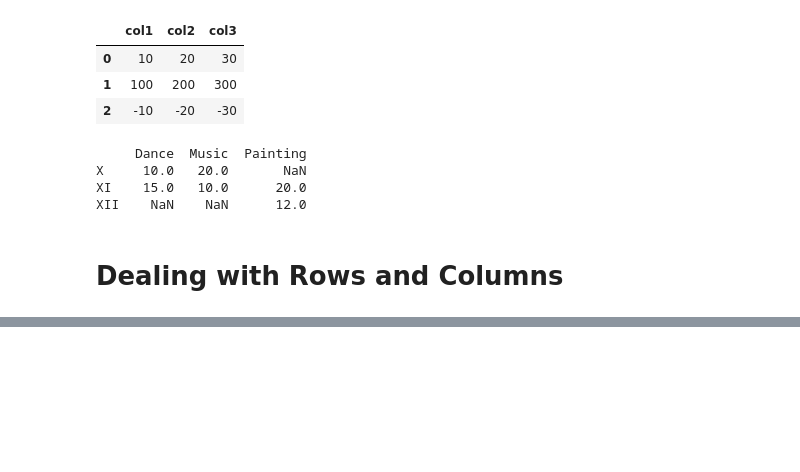
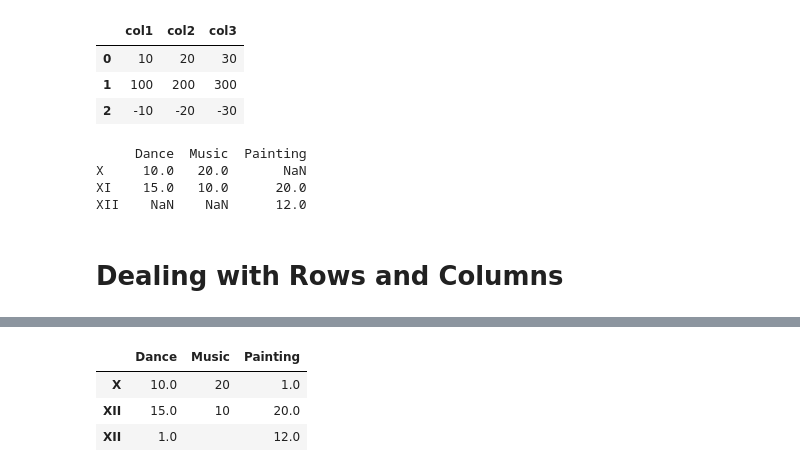
Before and after one commit to oldMan1/schoolTeachings, a Jupyter notebook: school_teachings/AI Class 11.ipynb, the cells around one changed output, grey strips where cells are left out. Drawn from its saved outputs; the diff is of its cells as text; code cells hidden in the pictures; blank space fills up the shorter version.

```diff
--- a/school_teachings/AI Class 11.ipynb
+++ b/school_teachings/AI Class 11.ipynb
@@ -267,0 +410,9 @@ XII    NaN    NaN      12.0
+# %%
+# Replacing NaN values (here by 1) ➔ we generally use this to and later on we see that it is useful in ML also
+
+StudCCA.fillna(1)
+# %% [output]
+|  | Dance | Music | Painting |
+| X | 10.0 | 20 | 1.0 |
+| XII | 15.0 | 10 | 20.0 |
+| XII | 1.0 |  | 12.0 |
```
Also changed, not shown: parts of 32 cells of this notebook, 7 other files.
